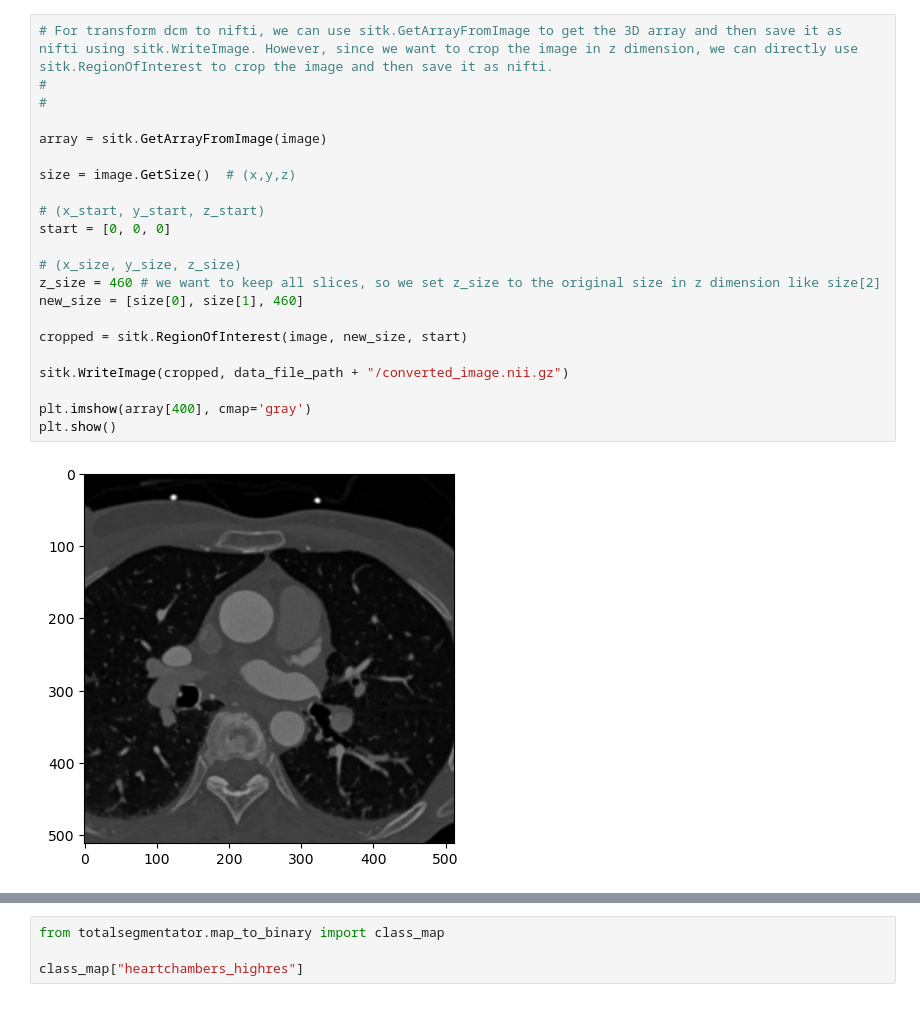
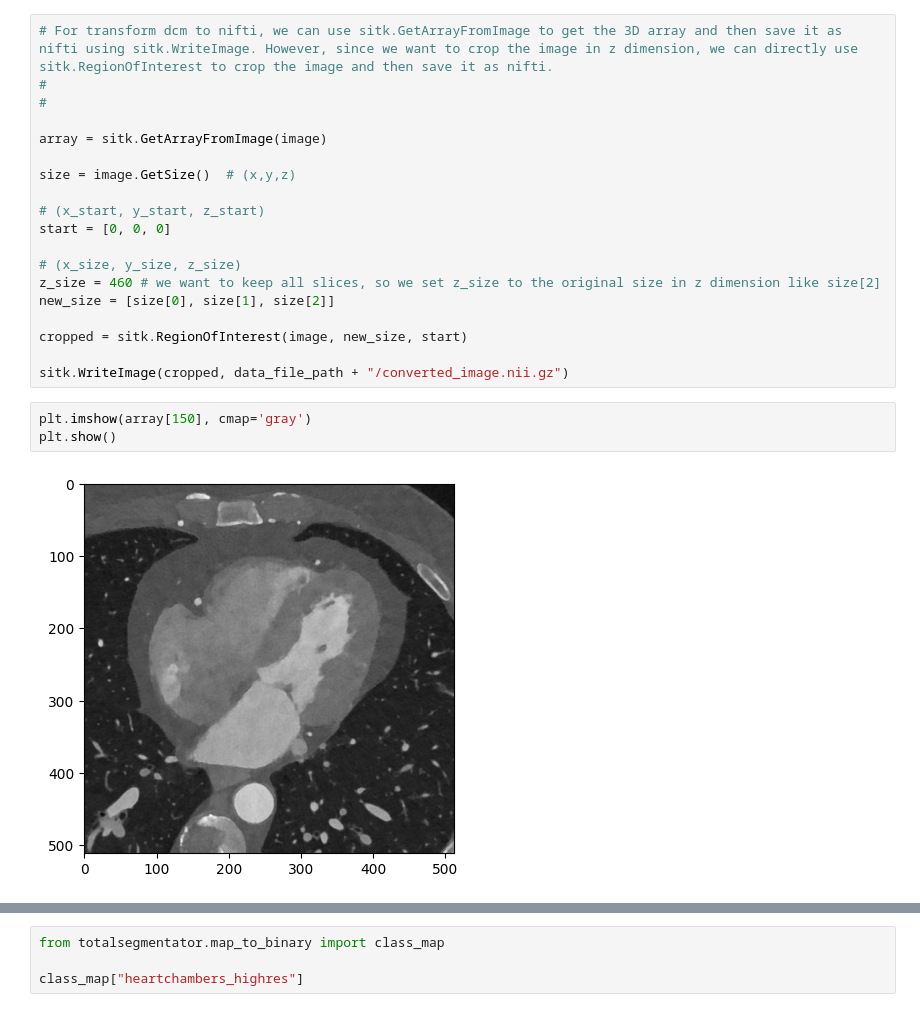
Before and after one commit to keyedeze/medicalsegmentation, a Jupyter notebook: main.ipynb, the cells around one changed output, grey strips where cells are left out. Cells and saved outputs as stored; diff of their text form.

```diff
--- a/main.ipynb
+++ b/main.ipynb
@@ -45,16 +180,16 @@ start = [0, 0, 0]
 
 # (x_size, y_size, z_size)
 z_size = 460 # we want to keep all slices, so we set z_size to the original size in z dimension like size[2]
-new_size = [size[0], size[1], 460]
+new_size = [size[0], size[1], size[2]]
 
 cropped = sitk.RegionOfInterest(image, new_size, start)
 
 sitk.WriteImage(cropped, data_file_path + "/converted_image.nii.gz")
-
-plt.imshow(array[400], cmap='gray')
-plt.show()
-# %% [output]
-[figure, removed]
+# %%
+plt.imshow(array[150], cmap='gray')
+plt.show()
+# %% [output]
+[figure, added]
 # %%
 # Now we have the nifti file, we can use the totalsegmentator to segment the heart chambers. We will use the "heartchambers_highres" task which is specifically designed for high resolution cardiac CT images. The output will be saved in the same directory as the input nifti file.
 #
```
Also changed, not shown: parts of 12 cells of this notebook.
